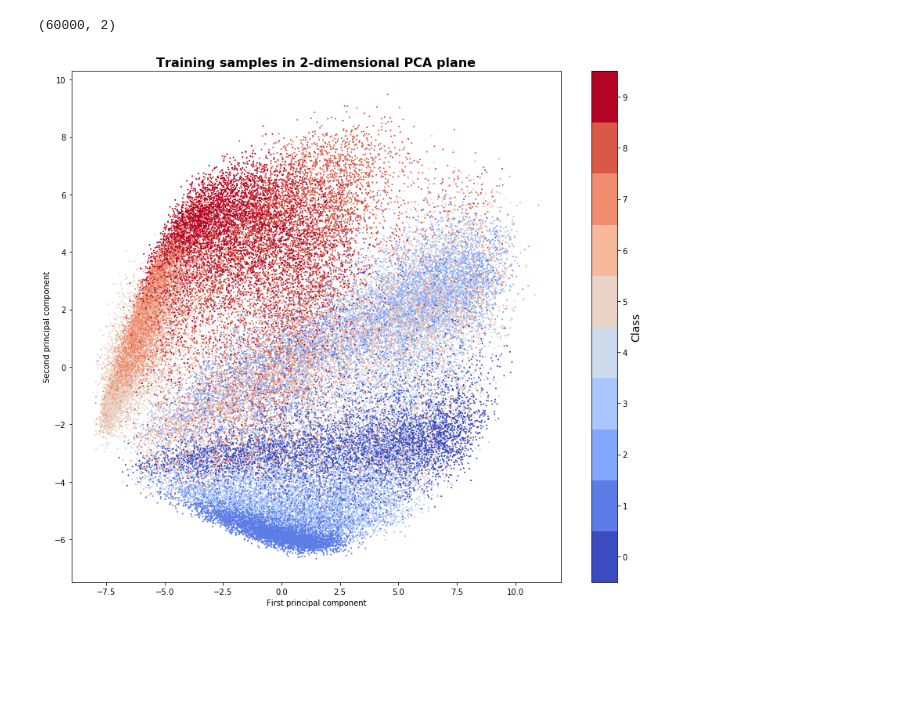
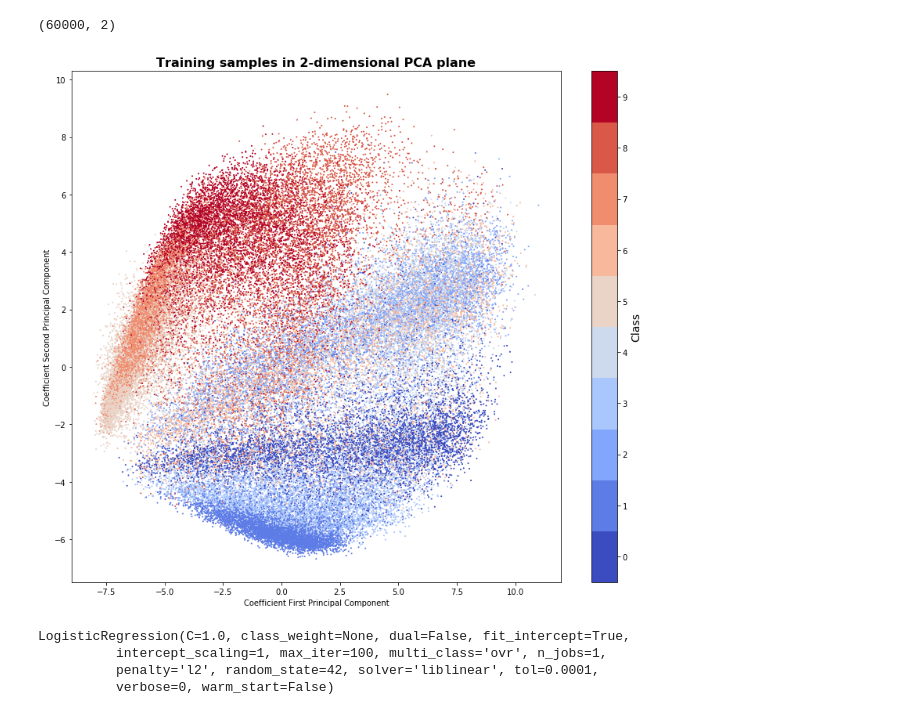
Before and after one commit to larswe/introductory-applied-machine-learning, a Jupyter notebook: Coursework 2/templates/Untitled.ipynb, the cells around one changed output. Drawn from its saved outputs; the diff is of its cells as text; code cells hidden in the pictures; blank space fills up the shorter version.

Commit message:
Completed CW 2: Q2 on Logistic Regression & SVMs

```diff
--- a/Coursework 2/templates/Untitled.ipynb
+++ b/Coursework 2/templates/Untitled.ipynb
@@ -11,7 +11,7 @@ print(sklearn.__version__)
 # %% [output]
 0.19.1
 # %%
-Xtrn, Ytrn, Xtst, Ytst = load_FashionMNIST("C:/Users/larsw/ml/iaml-labs/Coursework 2/data")
+Xtrn, Ytrn, Xtst, Ytst = load_FashionMNIST("../data")
 Xtrn_orig = np.copy(Xtrn)
 Xtst_orig = np.copy(Xtst)
 
@@ -254,12 +256,12 @@ two_d_rep.shape
 # %%
 fig, ax = plt.subplots(figsize=(14, 12))
 sc = plt.scatter(two_d_rep[:,0], two_d_rep[:, 1], c=Ytrn, cmap=plt.get_cmap('coolwarm'), s=1)
 plt.title("Training samples in 2-dimensional PCA plane", weight="bold", fontsize=16)
-plt.xlabel("First principal component")
-plt.ylabel("Second principal component")
+plt.xlabel("Coefficient First Principal Component")
+plt.ylabel("Coefficient Second Principal Component")
 #bar = plt.colorbar()
-cbar = plt.colorbar(sc, ticks=np.arange(0,11), boundaries=np.arange(0,11)-0.5)
+cbar = plt.colorbar(sc, ticks=np.arange(0,10), boundaries=np.arange(0,11)-0.5)
 cbar.ax.set_ylabel("Class", fontsize=14)
 plt.show()
 # %% [output]
-[figure, old version]
+[figure, new version]
@@ -265,0 +270,8 @@ plt.show()
+# %%
+log_reg = LogisticRegression(random_state=42)
+log_reg.fit(Xtrn_nm, Ytrn)
+# %% [output]
+LogisticRegression(C=1.0, class_weight=None, dual=False, fit_intercept=True,
+          intercept_scaling=1, max_iter=100, multi_class='ovr', n_jobs=1,
+          penalty='l2', random_state=42, solver='liblinear', tol=0.0001,
+          verbose=0, warm_start=False)
```
Also changed, not shown: parts of 30 cells of this notebook, 5 other files.
